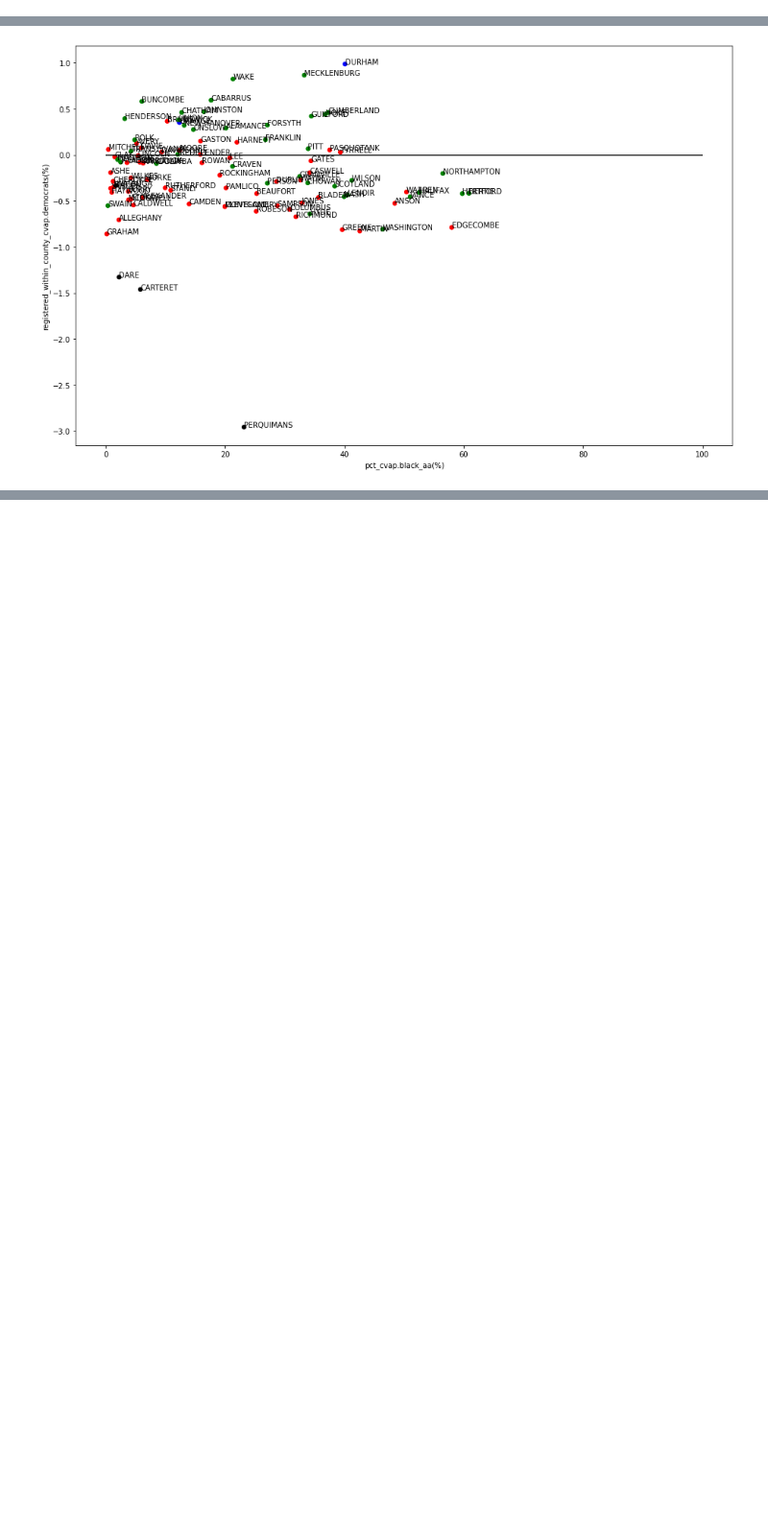
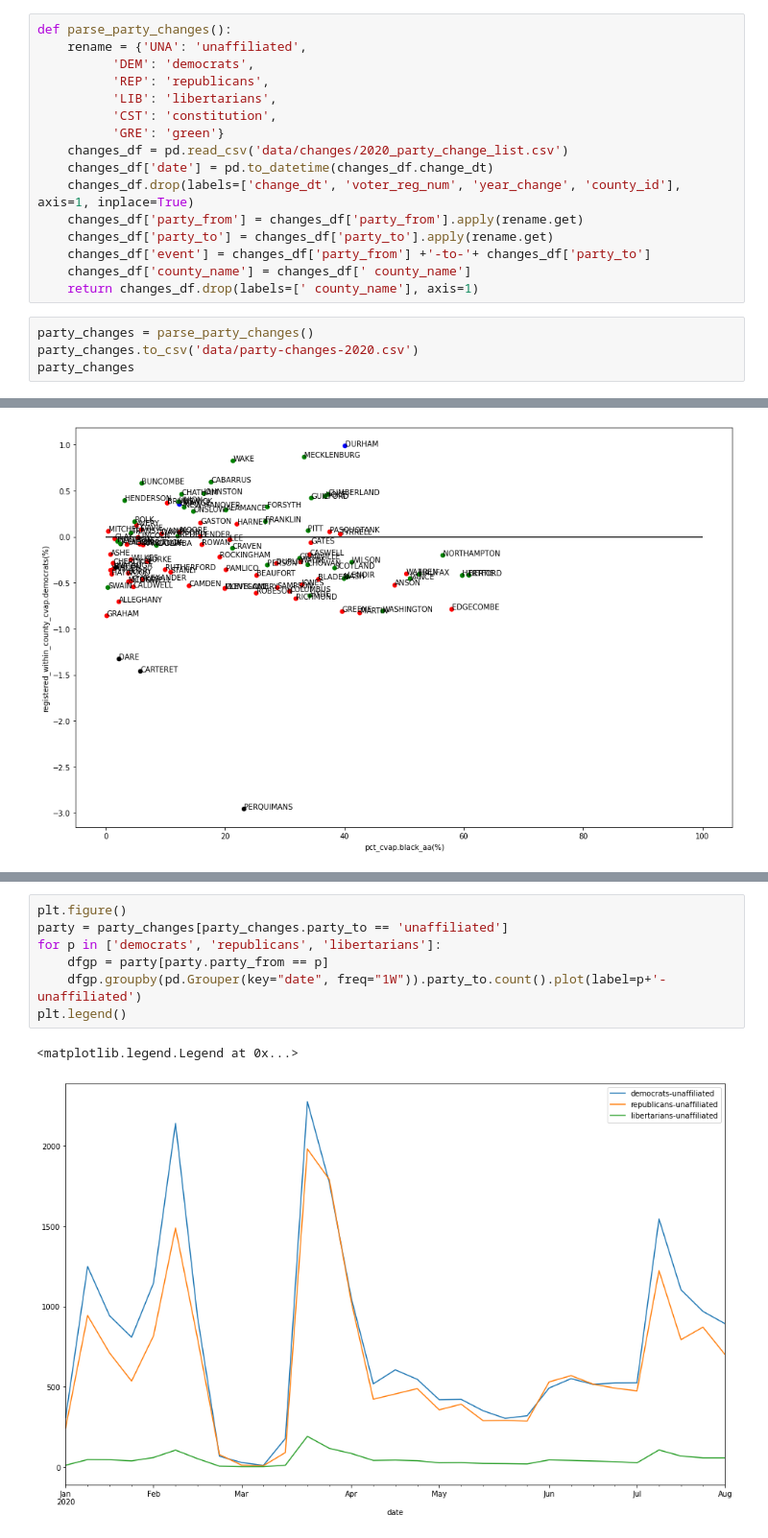
Before and after one commit to mookerji/nc-2020-dat, a Jupyter notebook: process-data-nc-2020.ipynb, the cells around one changed output, grey strips where cells are left out. Shown at 96% size. Saved outputs shown, nothing was run; the diff lists cells and outputs as text; blank space fills up the shorter version.

Commit message:
Add party changes

```diff
--- a/process-data-nc-2020.ipynb
+++ b/process-data-nc-2020.ipynb
@@ -114,0 +122,20 @@ Index(['CountyName', 'registered.democrats(count)',
+# %%
+def parse_party_changes():
+    rename = {'UNA': 'unaffiliated',
+          'DEM': 'democrats',
+          'REP': 'republicans',
+          'LIB': 'libertarians',
+          'CST': 'constitution',
+          'GRE': 'green'}
+    changes_df = pd.read_csv('data/changes/2020_party_change_list.csv')
+    changes_df['date'] = pd.to_datetime(changes_df.change_dt)
+    changes_df.drop(labels=['change_dt', 'voter_reg_num', 'year_change', 'county_id'], axis=1, inplace=True)
+    changes_df['party_from'] = changes_df['party_from'].apply(rename.get)
+    changes_df['party_to'] = changes_df['party_to'].apply(rename.get)
+    changes_df['event'] = changes_df['party_from'] +'-to-'+ changes_df['party_to']
+    changes_df['county_name'] = changes_df[' county_name']
+    return changes_df.drop(labels=[' county_name'], axis=1)
+# %%
+party_changes = parse_party_changes()
+party_changes.to_csv('data/party-changes-2020.csv')
+party_changes
@@ -543,0 +601,10 @@ ax.hlines(0, 0, 100)
+# %%
+plt.figure()
+party = party_changes[party_changes.party_to == 'unaffiliated']
+for p in ['democrats', 'republicans', 'libertarians']:
+    dfgp = party[party.party_from == p]
+    dfgp.groupby(pd.Grouper(key="date", freq="1W")).party_to.count().plot(label=p+'-unaffiliated')
+plt.legend()
+# %% [output]
+<matplotlib.legend.Legend at 0x...>
+[figure, added]
```
Also changed, not shown: parts of 11 cells of this notebook, 1 other file.
